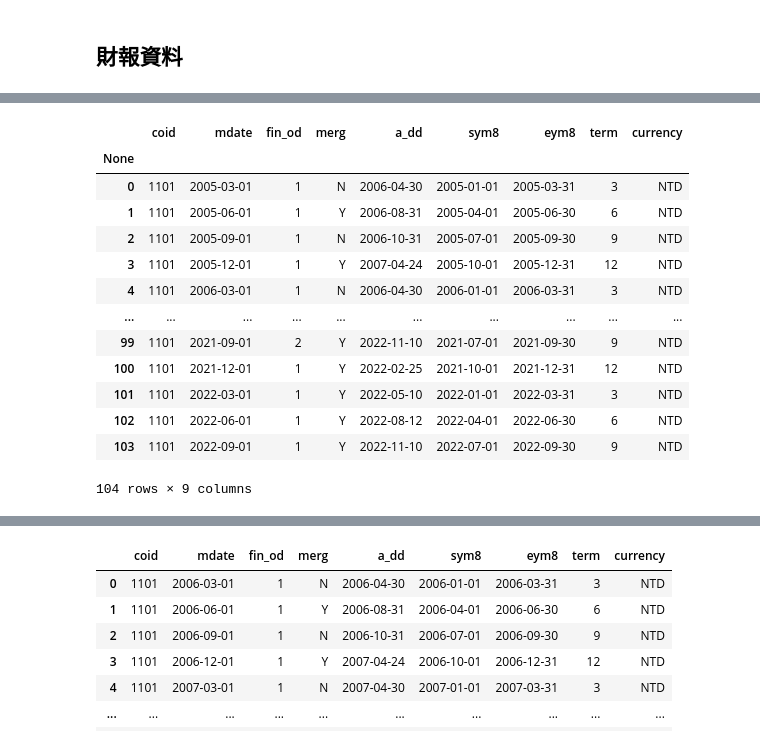
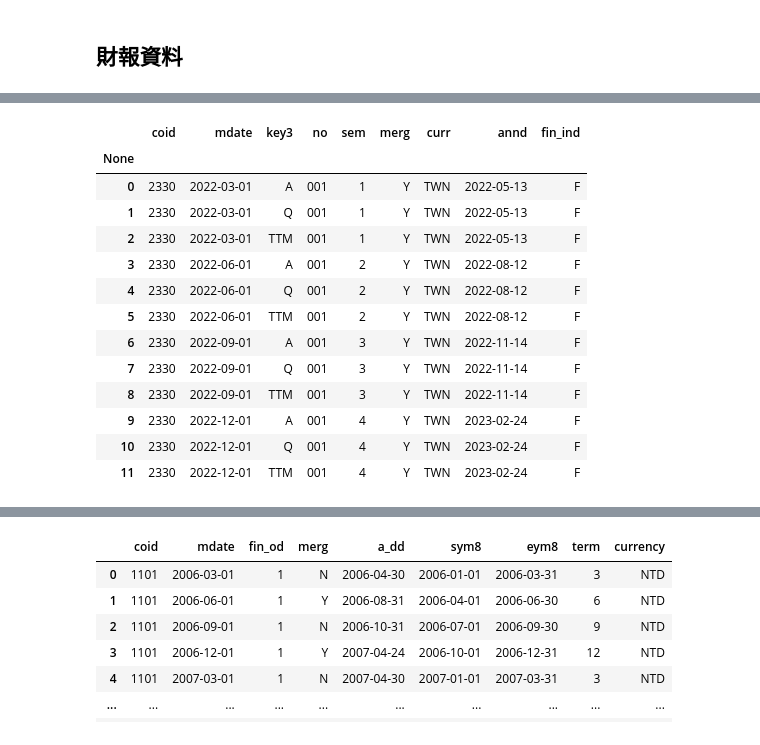
Before and after one commit to LEOHuang5555/TEJ-Tool-API, a Jupyter notebook: test.ipynb, the cells around one changed output, grey strips where cells are left out. Drawn from its saved outputs; the diff is of its cells as text; code cells hidden in the pictures.

```diff
--- a/test.ipynb
+++ b/test.ipynb
@@ -344,21 +212,22 @@ lost
 # %%
-data = tejapi.get('TWN/AINVFINQA',
-                    coid = '1101',
+ann_dates = tejapi.get('TWN/AINVFINQA',
+                    coid = '2330',
                     paginate = True,
+                    mdate = {'gte':'20130101'},
                     chinese_column_name=False)
-data
+ann_dates
 # %% [output]
-|  | coid | mdate | fin_od | merg | a_dd | sym8 | eym8 | term | currency |
+|  | coid | mdate | key3 | no | sem | merg | curr | annd | fin_ind |
 | None |  |  |  |  |  |  |  |  |  |
-| 0 | 1101 | 2005-03-01 | 1 | N | 2006-04-30 | 2005-01-01 | 2005-03-31 | 3 | NTD |
-| 1 | 1101 | 2005-06-01 | 1 | Y | 2006-08-31 | 2005-04-01 | 2005-06-30 | 6 | NTD |
-| 2 | 1101 | 2005-09-01 | 1 | N | 2006-10-31 | 2005-07-01 | 2005-09-30 | 9 | NTD |
-| 3 | 1101 | 2005-12-01 | 1 | Y | 2007-04-24 | 2005-10-01 | 2005-12-31 | 12 | NTD |
-| 4 | 1101 | 2006-03-01 | 1 | N | 2006-04-30 | 2006-01-01 | 2006-03-31 | 3 | NTD |
-| ... | ... | ... | ... | ... | ... | ... | ... | ... | ... |
-| 99 | 1101 | 2021-09-01 | 2 | Y | 2022-11-10 | 2021-07-01 | 2021-09-30 | 9 | NTD |
-| 100 | 1101 | 2021-12-01 | 1 | Y | 2022-02-25 | 2021-10-01 | 2021-12-31 | 12 | NTD |
-| 101 | 1101 | 2022-03-01 | 1 | Y | 2022-05-10 | 2022-01-01 | 2022-03-31 | 3 | NTD |
-| 102 | 1101 | 2022-06-01 | 1 | Y | 2022-08-12 | 2022-04-01 | 2022-06-30 | 6 | NTD |
-| 103 | 1101 | 2022-09-01 | 1 | Y | 2022-11-10 | 2022-07-01 | 2022-09-30 | 9 | NTD |
+| 0 | 2330 | 2022-03-01 | A | 001 | 1 | Y | TWN | 2022-05-13 | F |
+| 1 | 2330 | 2022-03-01 | Q | 001 | 1 | Y | TWN | 2022-05-13 | F |
+| 2 | 2330 | 2022-03-01 | TTM | 001 | 1 | Y | TWN | 2022-05-13 | F |
+| 3 | 2330 | 2022-06-01 | A | 001 | 2 | Y | TWN | 2022-08-12 | F |
+| 4 | 2330 | 2022-06-01 | Q | 001 | 2 | Y | TWN | 2022-08-12 | F |
+| 5 | 2330 | 2022-06-01 | TTM | 001 | 2 | Y | TWN | 2022-08-12 | F |
+| 6 | 2330 | 2022-09-01 | A | 001 | 3 | Y | TWN | 2022-11-14 | F |
+| 7 | 2330 | 2022-09-01 | Q | 001 | 3 | Y | TWN | 2022-11-14 | F |
+| 8 | 2330 | 2022-09-01 | TTM | 001 | 3 | Y | TWN | 2022-11-14 | F |
+| 9 | 2330 | 2022-12-01 | A | 001 | 4 | Y | TWN | 2023-02-24 | F |
+| 10 | 2330 | 2022-12-01 | Q | 001 | 4 | Y | TWN | 2023-02-24 | F |
+| 11 | 2330 | 2022-12-01 | TTM | 001 | 4 | Y | TWN | 2023-02-24 | F |
-104 rows × 9 columns
```
Also changed, not shown: parts of 31 cells of this notebook, 7 other files.
